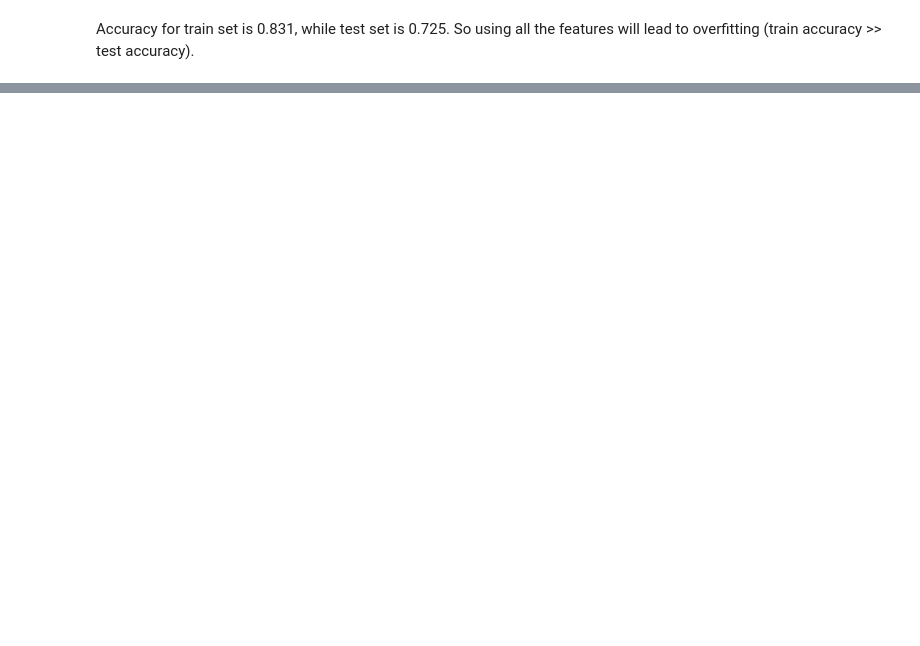
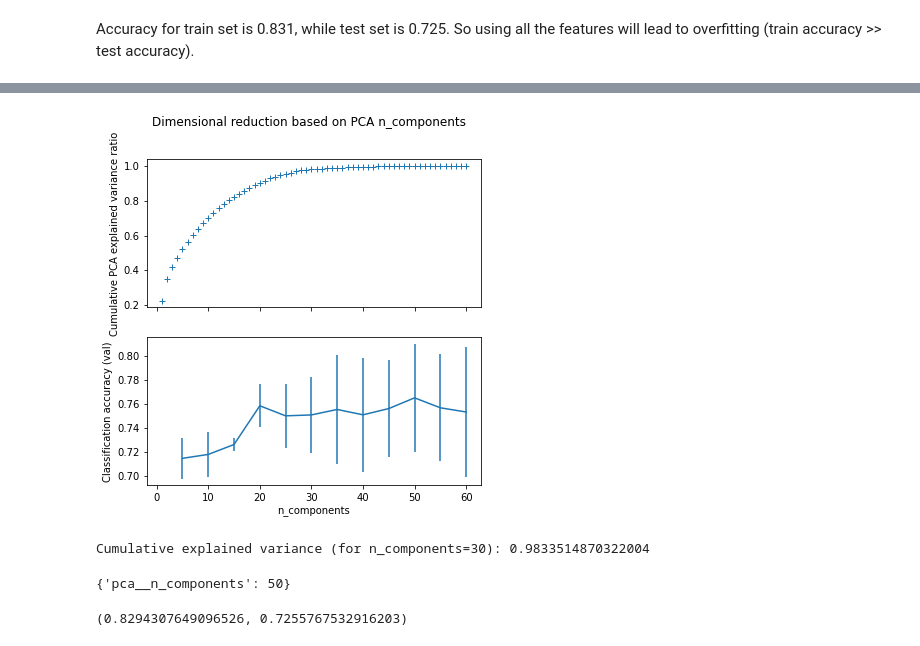
Before and after one commit to doscsy12/AKI_rrt, a Jupyter notebook: Preprocessing_model_tuning.ipynb, the cells around one changed output, grey strips where cells are left out. Drawn from its saved outputs; the diff is of its cells as text; code cells hidden in the pictures; blank space fills up the shorter version.

```diff
--- a/Preprocessing_model_tuning.ipynb
+++ b/Preprocessing_model_tuning.ipynb
@@ -265,0 +321,15 @@ Accuracy for train set is 0.831, while test set is 0.725. So using all the featu
+# %%
+pipe = Pipeline([
+        ('scale', StandardScaler()),
+        ('pca', PCA()),
+        ('sampling', SMOTE(sampling_strategy='minority')),
+        ('logreg', LogisticRegression(max_iter=1_000, solver='saga'))
+    ])
+# %%
+pipe_params = {
+    'pca__n_components': [5,10,15,20,25,30,35,40,45,50,55,60],
+}
+# %%
+grid = GridSearchCV(pipe, pipe_params, scoring='roc_auc', n_jobs=-1)
+# %%
+grid.fit(X_train, y_train)
@@ -265,0 +348,33 @@ Accuracy for train set is 0.831, while test set is 0.725. So using all the featu
+# %%
+# https://scikit-learn.org/stable/auto_examples/compose/plot_digits_pipe.html#sphx-glr-auto-examples-compose-plot-digits-pipe-py
+# Plot search for best combination of PCA n_components and logistic regression accuracy
+# pca.fit(X_train_sc)
+fig, (ax0, ax1) = plt.subplots(nrows=2, sharex=True, figsize=(6, 6))
+ax0.plot(np.arange(1, pca.n_components_ + 1),
+         pca.explained_variance_ratio_.cumsum(), '+', linewidth=10)
+ax0.set_ylabel('Cumulative PCA explained variance ratio')
+
+results = pd.DataFrame(grid.cv_results_)
+components_col = 'param_pca__n_components'
+best_clfs = results.groupby(components_col).apply(
+    lambda g: g.nlargest(1, 'mean_test_score'))
+
+best_clfs.plot(x=components_col, y='mean_test_score', yerr='std_test_score',
+               legend=False, ax=ax1)
+ax1.set_ylabel('Classification accuracy (val)')
+ax1.set_xlabel('n_components');
+plt.suptitle('Dimensional reduction based on PCA n_components');
+# %% [output]
+[figure, added]
+# %%
+print(f'Cumulative explained variance (for n_components=30): {pca.explained_variance_ratio_.cumsum()[30]}')
+# %% [output]
+Cumulative explained variance (for n_components=30): 0.9833514870322004
+# %%
+grid.best_params_
+# %% [output]
+{'pca__n_components': 50}
+# %%
+grid.score(X_train, y_train), grid.score(X_test, y_test)
+# %% [output]
+(0.8294307649096526, 0.7255767532916203)
```
Also changed, not shown: parts of 41 cells of this notebook.
